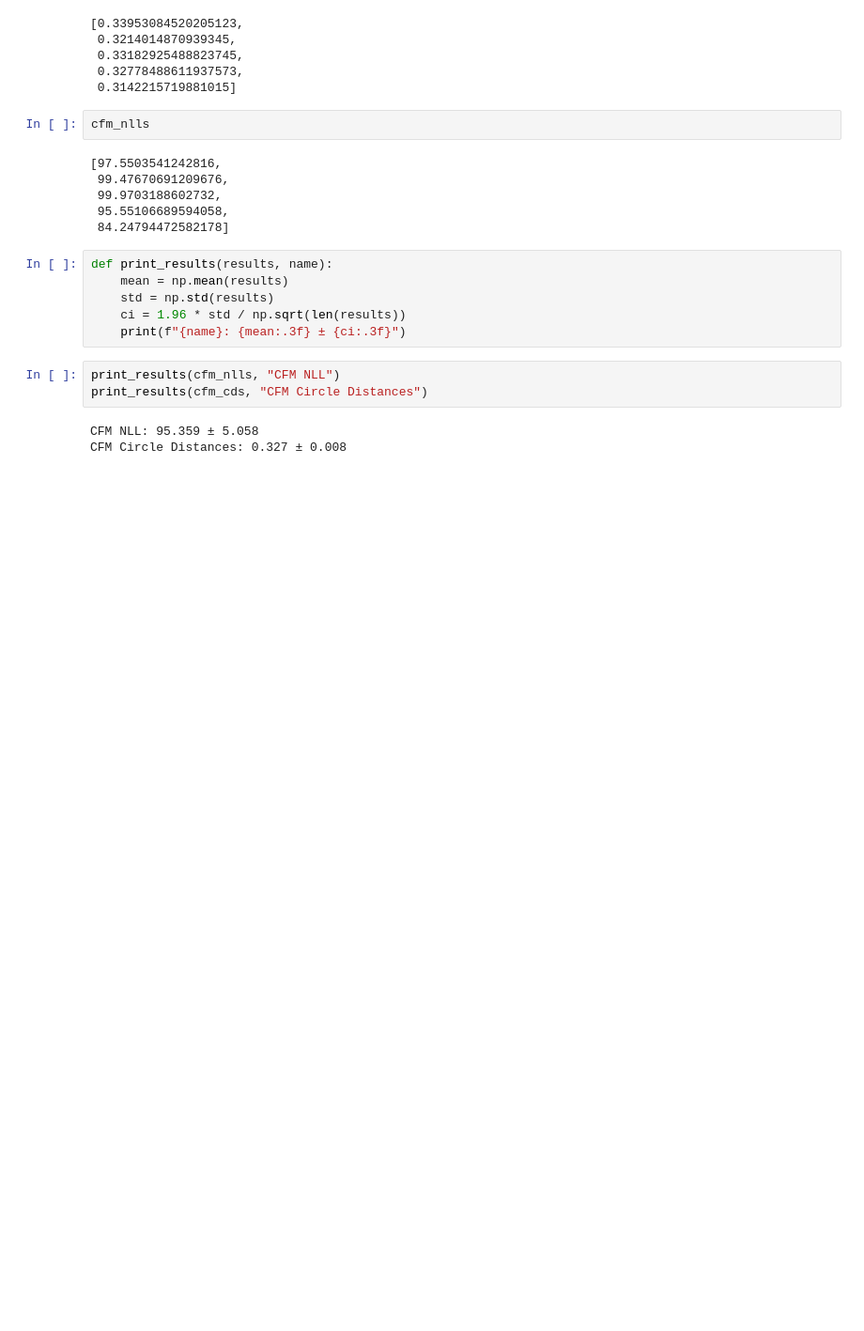
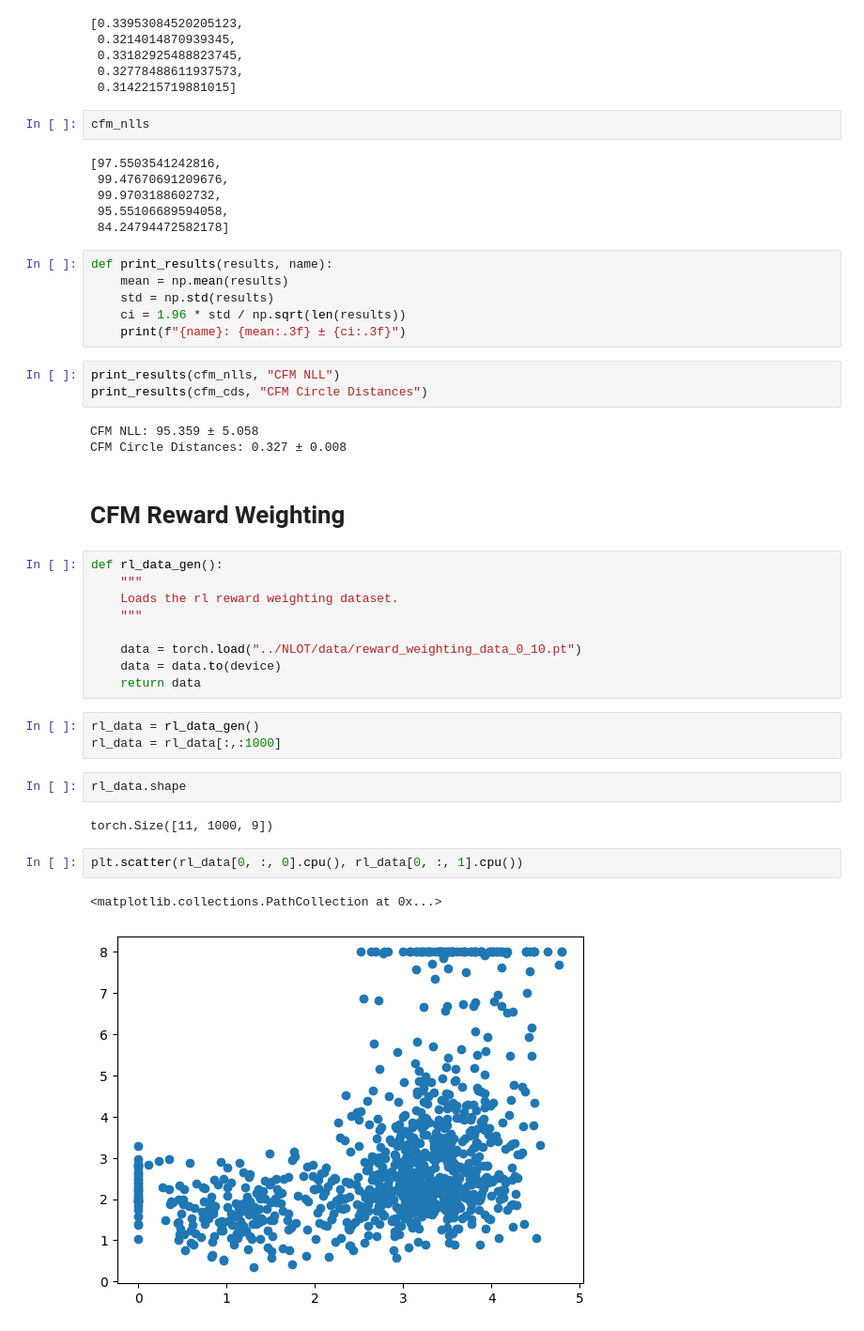
Before and after one commit to harrya32/HTI, a Jupyter notebook: rebuttal_baselines/2d_flow_matching.ipynb, the cells around one changed output. Shown at 94% size. Drawn from its saved outputs; the diff is of its cells as text; blank space fills up the shorter version.

```diff
--- a/rebuttal_baselines/2d_flow_matching.ipynb
+++ b/rebuttal_baselines/2d_flow_matching.ipynb
@@ -713,3 +713,26 @@ print_results(cfm_cds, "CFM Circle Distances")
 # %% [output]
 CFM NLL: 95.359 ± 5.058
 CFM Circle Distances: 0.327 ± 0.008
+# %% [markdown]
+# CFM Reward Weighting
+# %%
+def rl_data_gen():
+    """
+    Loads the rl reward weighting dataset.
+    """
+
+    data = torch.load("../NLOT/data/reward_weighting_data_0_10.pt")
+    data = data.to(device)
+    return data
+# %%
+rl_data = rl_data_gen()
+rl_data = rl_data[:,:1000]
+# %%
+rl_data.shape
+# %% [output]
+torch.Size([11, 1000, 9])
+# %%
+plt.scatter(rl_data[0, :, 0].cpu(), rl_data[0, :, 1].cpu())
+# %% [output]
+<matplotlib.collections.PathCollection at 0x...>
+[figure, added]
```
Also changed, not shown: parts of 11 cells of this notebook, 1 other file.
